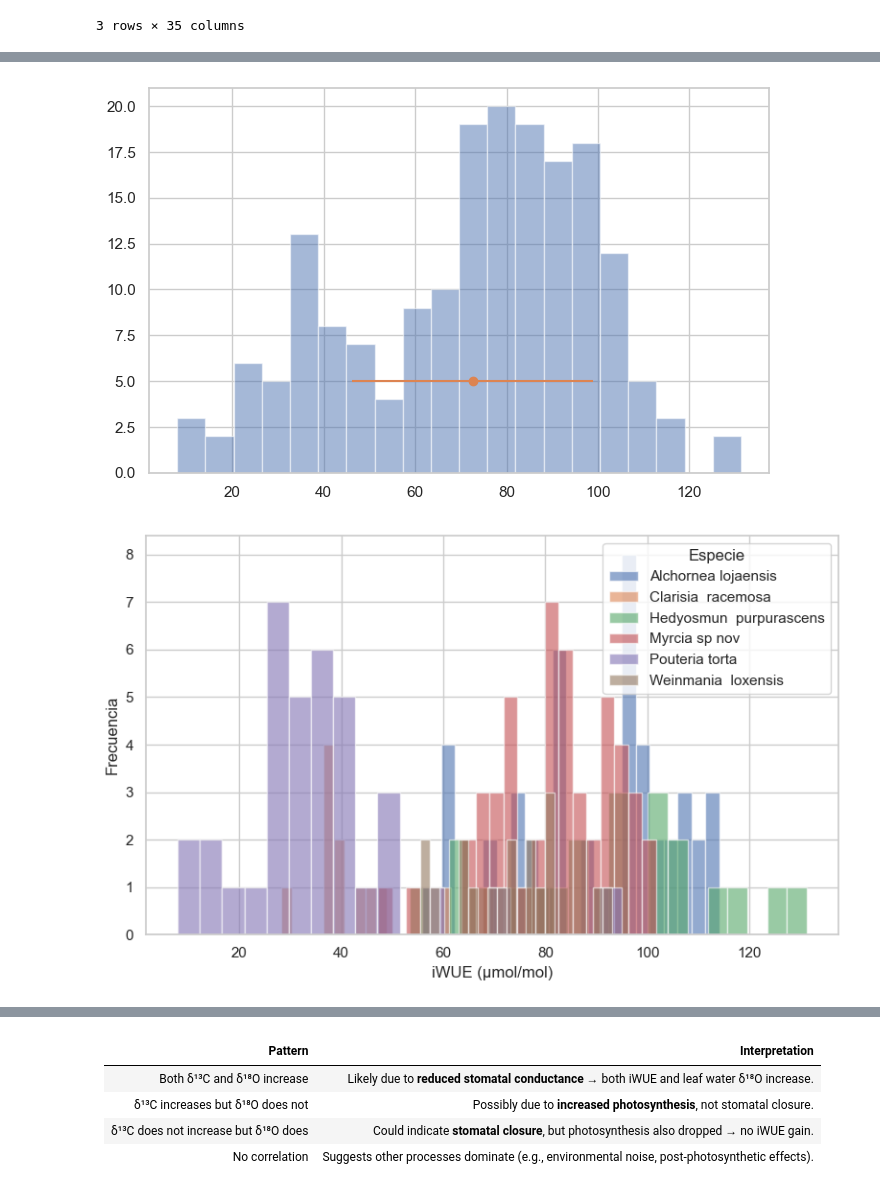
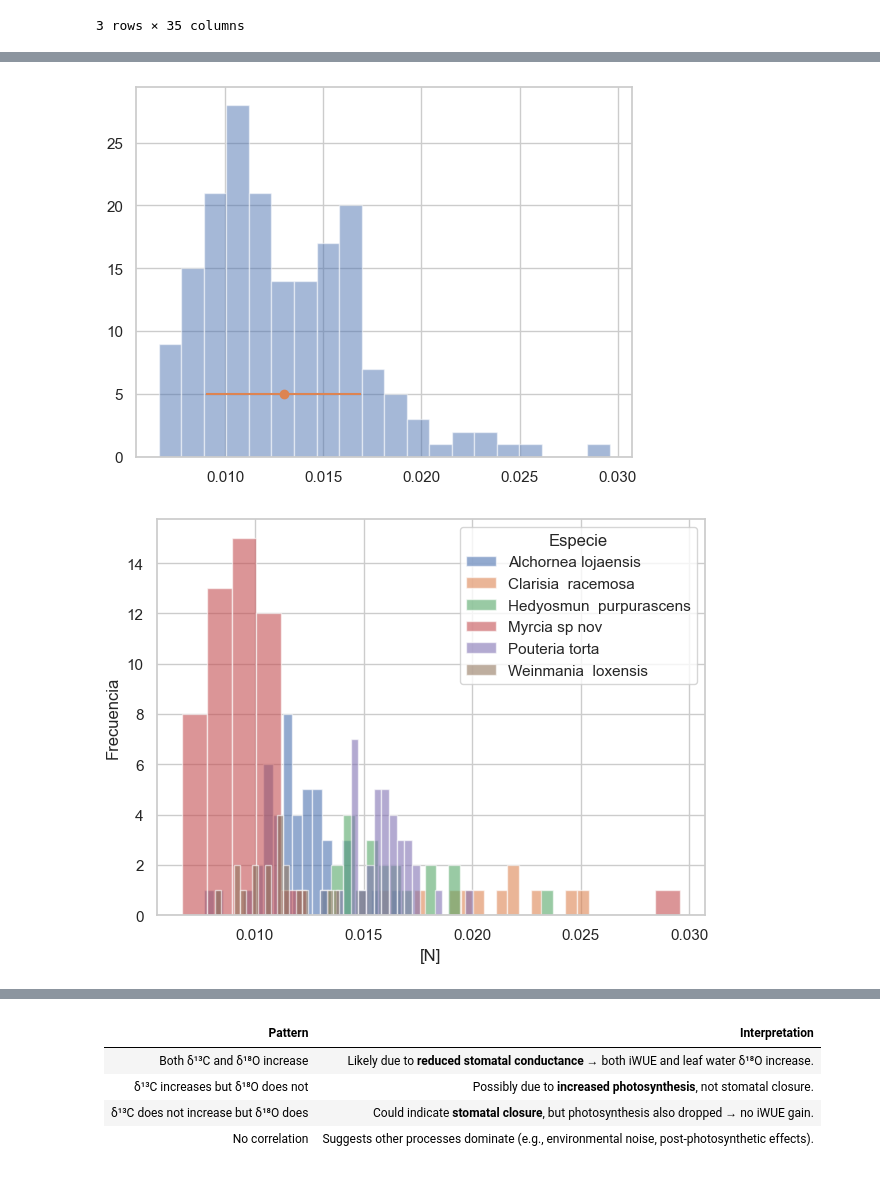
Before and after one commit to ajchavez94/NUMEX_preliminar, a Jupyter notebook: Preliminar.ipynb, the cells around one changed output, grey strips where cells are left out. Drawn from its saved outputs; the diff is of its cells as text; code cells hidden in the pictures.

```diff
--- a/Preliminar.ipynb
+++ b/Preliminar.ipynb
@@ -90,6 +90,7 @@ data.head(3)
 3 rows × 35 columns
 # %%
 data.info()
+data["13dC/18dO"] = data[ "δ13C (‰ v.s.V-PDB)"]/data["δ18O in ‰ vs DeltaSMOW"]
 # %% [output]
 <class 'pandas.core.frame.DataFrame'>
 Int64Index: 182 entries, 0 to 181
@@ -116,11 +117,24 @@ vp3 = "δ13C (‰ v.s.V-PDB)" #cellulose
 vp4 = "δ18O in ‰ vs DeltaSMOW" #cellulose
 vp5 =  "[O]"
 vp6 = "[C]%" #celulosa
+vp7 = "13dC/18dO"
+
 ### bulk ####
 vb1 = "[N]"
 vb2 = "[C_b]%" #bulk
 vb3 = "bulk_δ13C (‰ v.s.V-PDB)"
 vb4 = "[C]_cellulose" #celulosa
+vb5 = "C:N"
 
-##########
-var = vp1 #### aqui definimos para analizar en todos los siguientes
+### morfo rasgo ###
+
+vf1 = "mean_toughness_(kN/m)"
+vf2 = "mean_thickness_(mm)"
+vf3 = "Leaf fresh weight (g)"
+vf4 = "Leaf dry weight (g)"
+vf5 = "height_2024"
+vf6 = "Leaf area (cm²)"
+vf7 = "SLA (cm²/g)"
+vf8 =  "area_basal_m2"
+
+var = vb1 #### aqui definimos para analizar en todos los siguientes
@@ -136,33 +141,29 @@ plt.show()
-# %%
-### Variables fisiologicas ###
-## histogramas ##
-
-import numpy as np
-plt.figure(figsize=(8,5))
-
-# Calcular la media y la desviación estándar
-mean = data[var].mean()
-std = data[var].std()
-
-# Trazar histograma con barras de error
-plt.hist(data[var], bins=20, alpha=0.5)
-plt.errorbar(mean, 5, xerr=std, fmt='o')
-plt.show()
-# %% [output]
-[figure, removed]
 # %%
 import matplotlib.pyplot as plt
+### Variables fisiologicas ###
+## histogramas ##
 
-plt.figure(figsize=(8,5))
+import numpy as np
+
+# Calcular la media y la desviación estándar
+mean = data[var].mean()
+std = data[var].std()
+
+# Trazar histograma con barras de error
+plt.hist(data[var], bins=20, alpha=0.5)
+plt.errorbar(mean, 5, xerr=std, fmt='o')
+plt.show()
+
 
 for name, grupo in data.groupby("name"):
     plt.hist(grupo[var], bins=20, alpha=0.6, label=name)
 
 plt.xlabel(var)
 plt.ylabel("Frecuencia")
 plt.legend(title="Especie")  # aquí se activa la leyenda
 plt.tight_layout()
 plt.show()
 # %% [output]
-[figure, old version]
+[figure, new version]
+[figure, added]
 # %%
```
Also changed, not shown: parts of 14 cells of this notebook, 3 other files.
